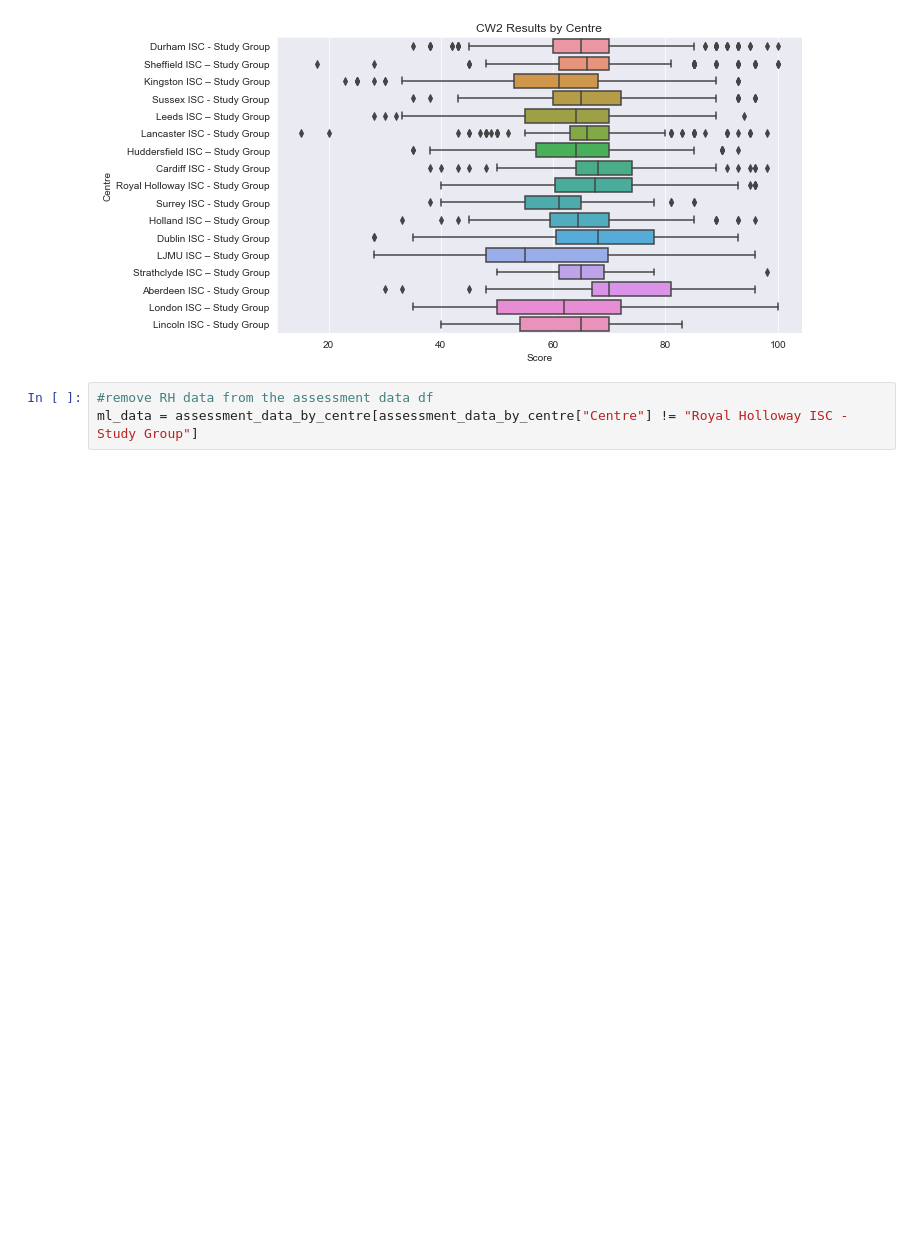
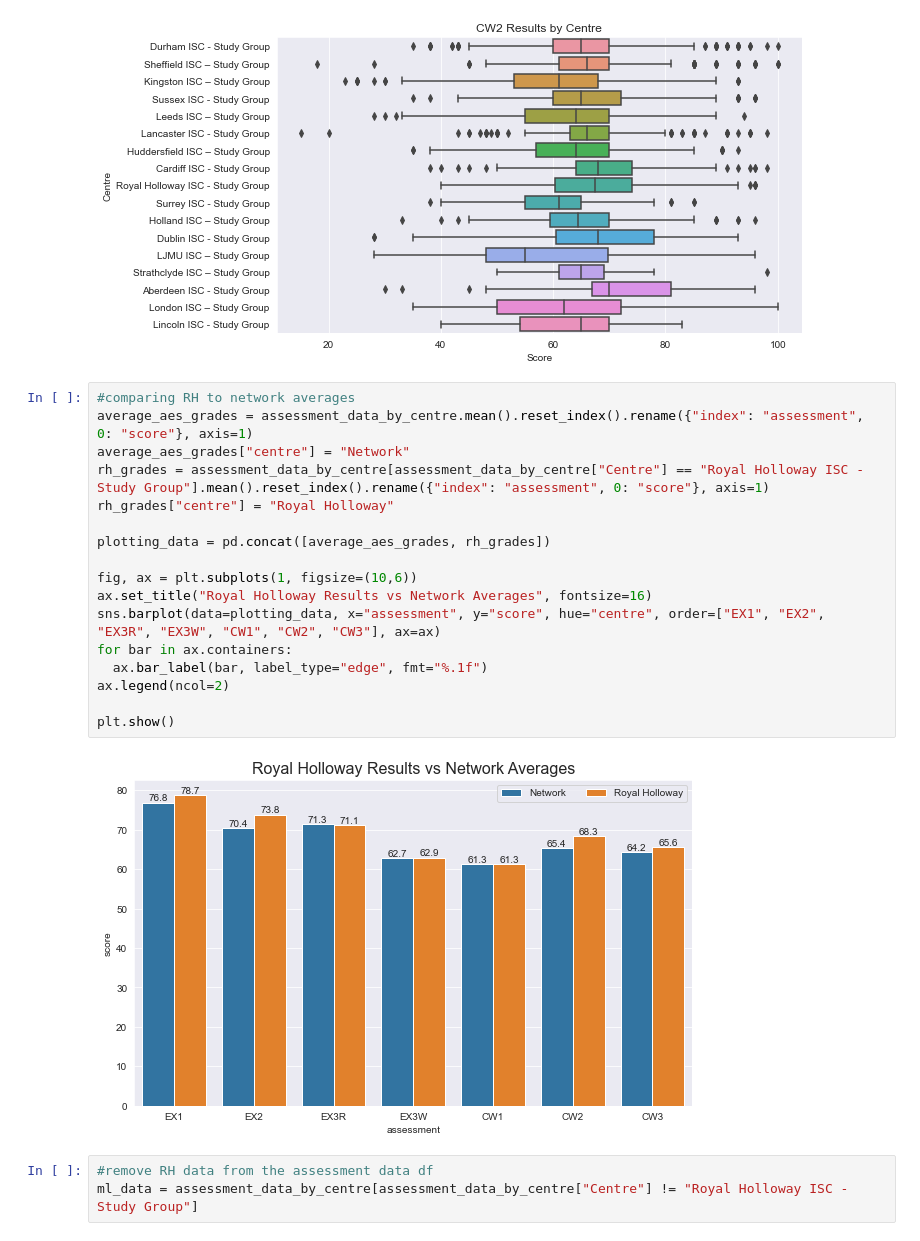
Before and after one commit to cmstorrsfox/20-21-results-analysis, a Jupyter notebook: all_centre_data/aes_isc_data.ipynb, the cells around one changed output. Drawn from its saved outputs; the diff is of its cells as text; blank space fills up the shorter version.

```diff
--- a/all_centre_data/aes_isc_data.ipynb
+++ b/all_centre_data/aes_isc_data.ipynb
@@ -248,6 +248,25 @@ writer.save()
 [figure]
 [figure]
 [figure]
+# %%
+#comparing RH to network averages
+average_aes_grades = assessment_data_by_centre.mean().reset_index().rename({"index": "assessment", 0: "score"}, axis=1)
+average_aes_grades["centre"] = "Network"
+rh_grades = assessment_data_by_centre[assessment_data_by_centre["Centre"] == "Royal Holloway ISC - Study Group"].mean().reset_index().rename({"index": "assessment", 0: "score"}, axis=1)
+rh_grades["centre"] = "Royal Holloway"
+
+plotting_data = pd.concat([average_aes_grades, rh_grades])
+
+fig, ax = plt.subplots(1, figsize=(10,6))
+ax.set_title("Royal Holloway Results vs Network Averages", fontsize=16)
+sns.barplot(data=plotting_data, x="assessment", y="score", hue="centre", order=["EX1", "EX2", "EX3R", "EX3W", "CW1", "CW2", "CW3"], ax=ax)
+for bar in ax.containers:
+  ax.bar_label(bar, label_type="edge", fmt="%.1f")
+ax.legend(ncol=2)
+
+plt.show()
+# %% [output]
+[figure, added]
 # %%
 #remove RH data from the assessment data df
 ml_data = assessment_data_by_centre[assessment_data_by_centre["Centre"] != "Royal Holloway ISC - Study Group"]
```
Also changed, not shown: 22 other files.
